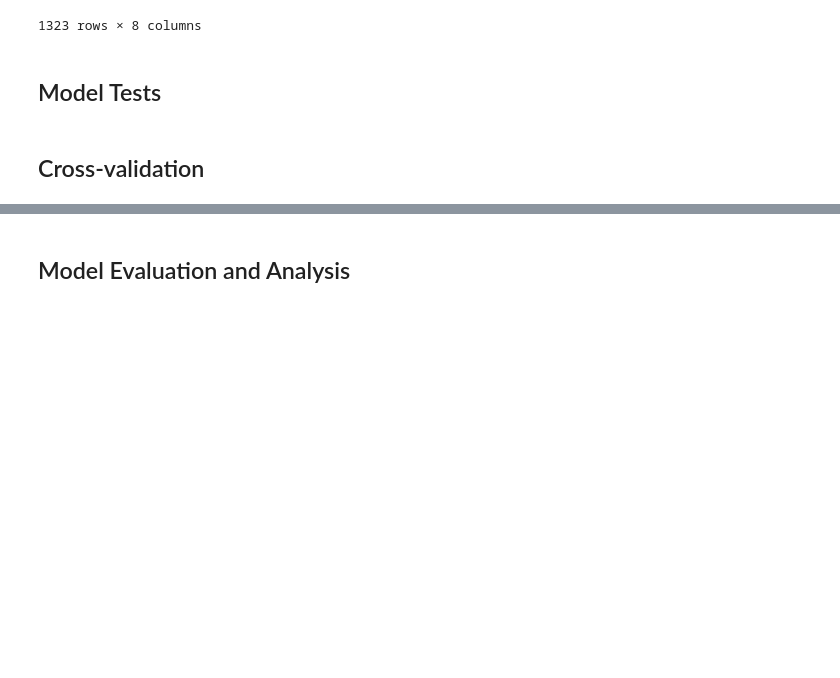
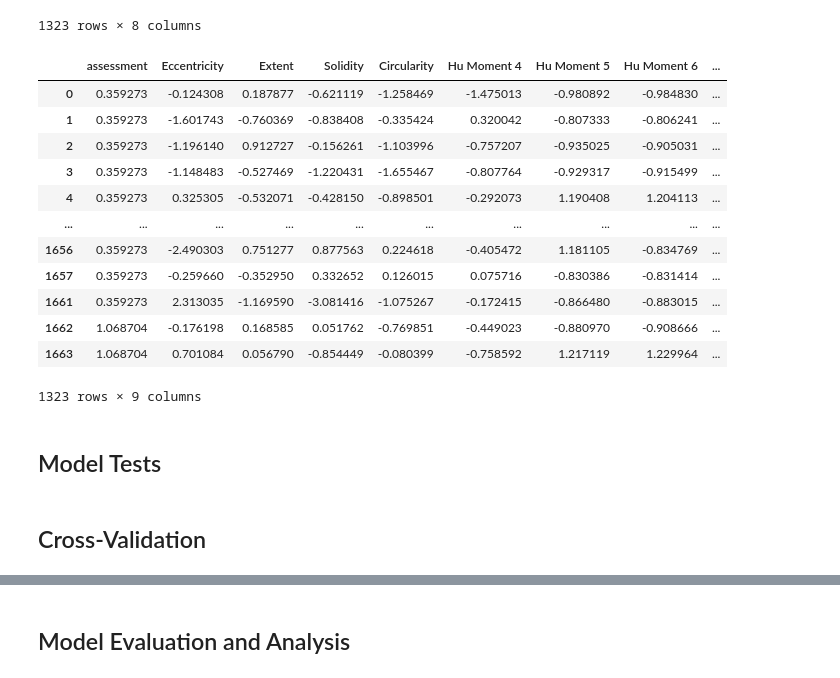
Before and after one commit to AI-MED-AGH/mammography-delta, a Jupyter notebook: src/pipeline.ipynb, the cells around one changed output, grey strips where cells are left out. Saved outputs shown, nothing was run; the diff lists cells and outputs as text; code cells hidden in the pictures; blank space fills up the shorter version.

```diff
--- a/src/pipeline.ipynb
+++ b/src/pipeline.ipynb
@@ -183,5 +314,21 @@ X_train_scaled
 | 1662 | -0.176198 | 0.168585 | 0.051762 | -0.769851 | -0.449023 | -0.880970 | -0.908666 | -1.051543 |
 | 1663 | 0.701084 | 0.056790 | -0.854449 | -0.080399 | -0.758592 | 1.217119 | 1.229964 | 1.060748 |
 1323 rows × 8 columns
+# %%
+X_train_hybrid_scaled
+# %% [output]
+|  | assessment | Eccentricity | Extent | Solidity | Circularity | Hu Moment 4 | Hu Moment 5 | Hu Moment 6 | ... |
+| 0 | 0.359273 | -0.124308 | 0.187877 | -0.621119 | -1.258469 | -1.475013 | -0.980892 | -0.984830 | ... |
+| 1 | 0.359273 | -1.601743 | -0.760369 | -0.838408 | -0.335424 | 0.320042 | -0.807333 | -0.806241 | ... |
+| 2 | 0.359273 | -1.196140 | 0.912727 | -0.156261 | -1.103996 | -0.757207 | -0.935025 | -0.905031 | ... |
+| 3 | 0.359273 | -1.148483 | -0.527469 | -1.220431 | -1.655467 | -0.807764 | -0.929317 | -0.915499 | ... |
+| 4 | 0.359273 | 0.325305 | -0.532071 | -0.428150 | -0.898501 | -0.292073 | 1.190408 | 1.204113 | ... |
+| ... | ... | ... | ... | ... | ... | ... | ... | ... | ... |
+| 1656 | 0.359273 | -2.490303 | 0.751277 | 0.877563 | 0.224618 | -0.405472 | 1.181105 | -0.834769 | ... |
+| 1657 | 0.359273 | -0.259660 | -0.352950 | 0.332652 | 0.126015 | 0.075716 | -0.830386 | -0.831414 | ... |
+| 1661 | 0.359273 | 2.313035 | -1.169590 | -3.081416 | -1.075267 | -0.172415 | -0.866480 | -0.883015 | ... |
+| 1662 | 1.068704 | -0.176198 | 0.168585 | 0.051762 | -0.769851 | -0.449023 | -0.880970 | -0.908666 | ... |
+| 1663 | 1.068704 | 0.701084 | 0.056790 | -0.854449 | -0.080399 | -0.758592 | 1.217119 | 1.229964 | ... |
+1323 rows × 9 columns
 # %% [markdown]
 ## Model Tests
@@ -214,4 +374,4 @@ scoring = {
 # %% [markdown]
-## Cross-validation
+## Cross-Validation
 # %%
 cv_results_data = []
```
Also changed, not shown: parts of 22 cells of this notebook, 1 other file.
